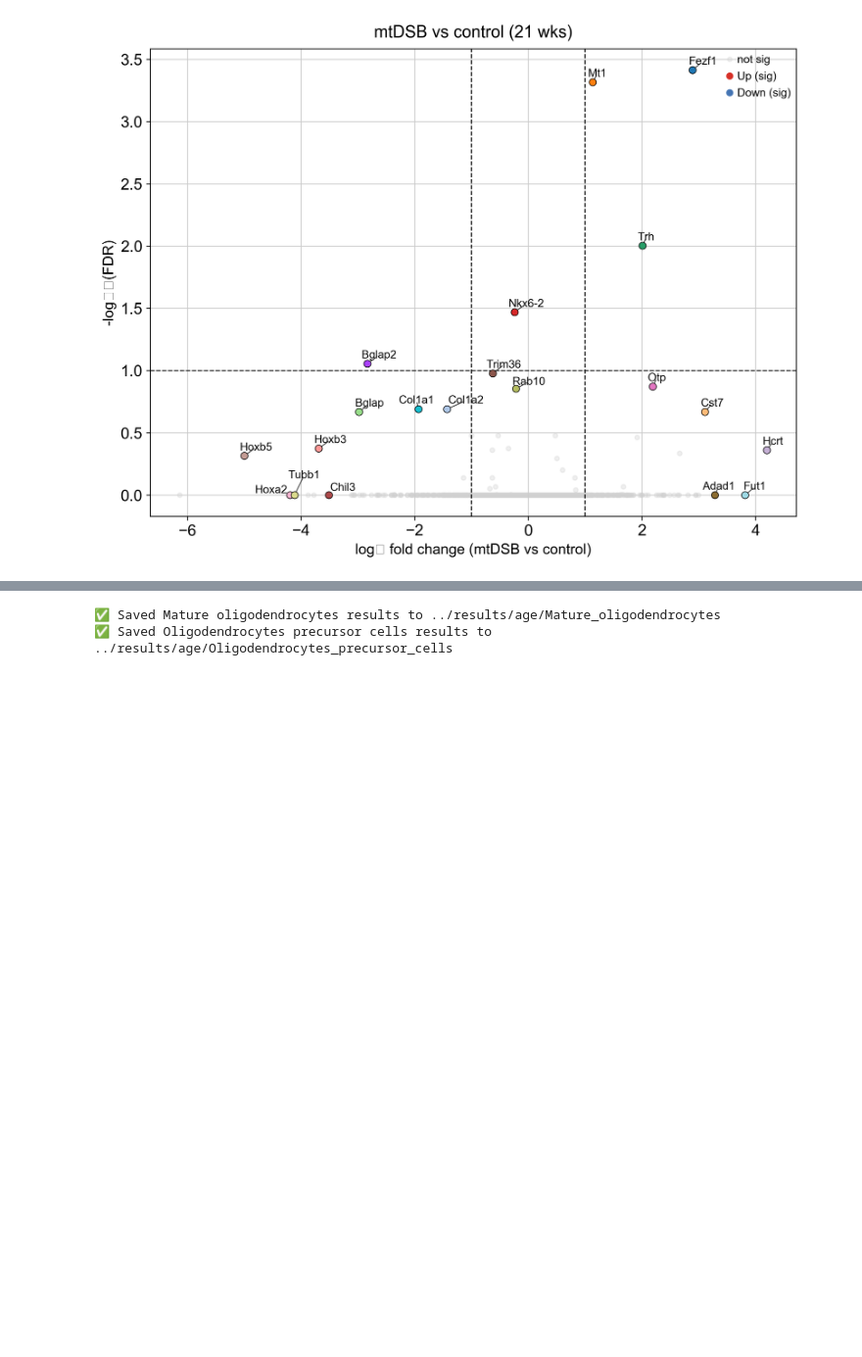
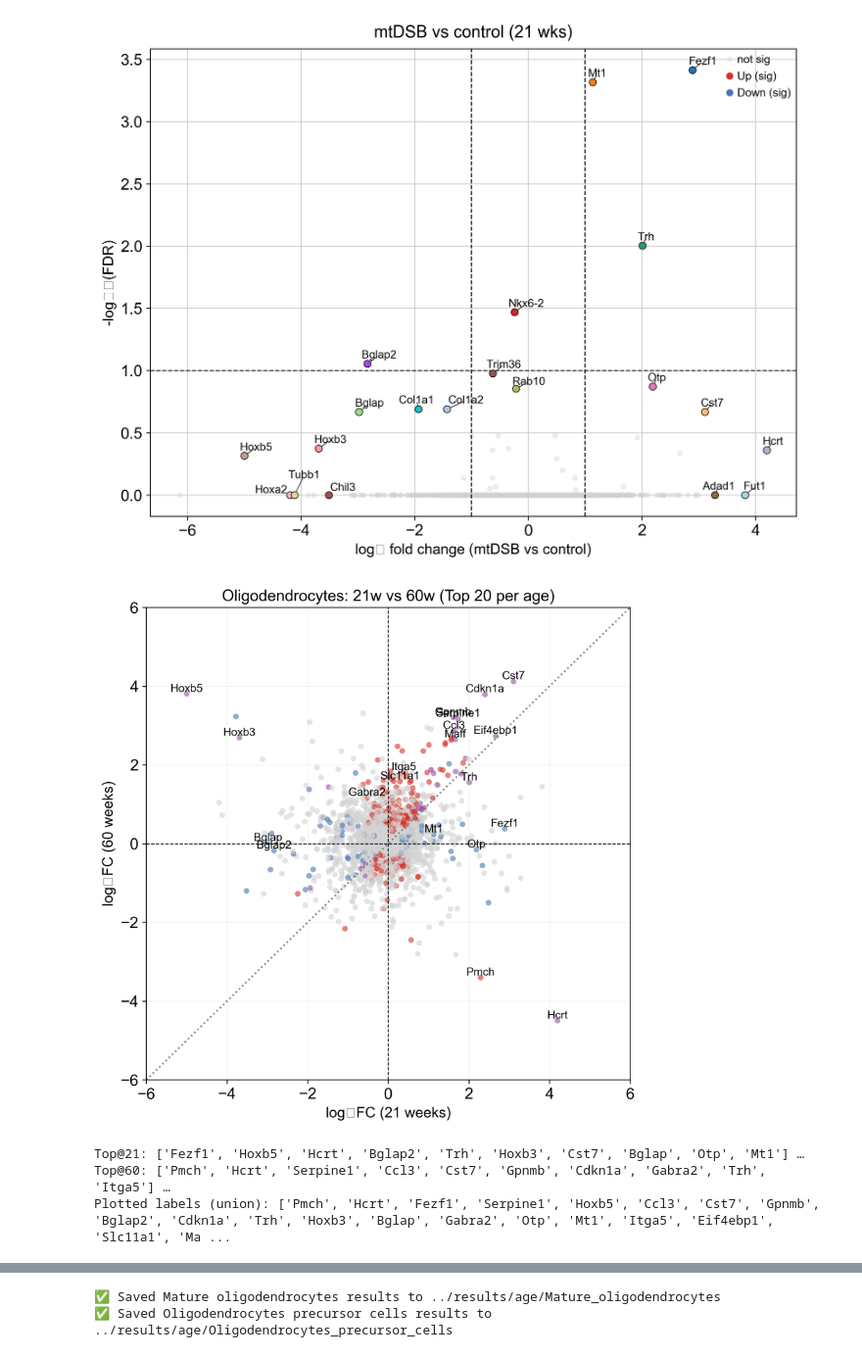
Before and after one commit to christoffermattssonlangseth/oligo-mtDSB, a Jupyter notebook: notebooks/25_agexcondition_OLs.ipynb, the cells around one changed output, grey strips where cells are left out. Shown at 98% size. Drawn from its saved outputs; the diff is of its cells as text; code cells hidden in the pictures; blank space fills up the shorter version.

```diff
--- a/notebooks/25_agexcondition_OLs.ipynb
+++ b/notebooks/25_agexcondition_OLs.ipynb
@@ -925,0 +1054,29 @@ Adad1    3.283  1.000         0.00      26.0          11.0
+# %%
+# your differential tables:
+res21 = results["Mature oligodendrocytes"]["simple_effects"]["21"]
+res60 = results["Mature oligodendrocytes"]["simple_effects"]["60"]
+# Top 20 from each age, unioned; use combo score (|LFC| * -log10(FDR))
+picks, top21_list, top60_list = pick_top_per_age(
+    res21, res60,
+    q=0.05,
+    top_n_each=20,
+    age_specific=False,   # set True if you only want age-unique hits
+    score="combo",
+    max_labels=20         # optional cap for a readable plot
+)
+
+df_comp = compare_lfc_scatter(
+    res_early=res21,
+    res_late=res60,
+    highlight_genes=picks,
+    title="Oligodendrocytes: 21w vs 60w (Top 20 per age)"
+)
+
+print("Top@21:", top21_list[:10], "…")
+print("Top@60:", top60_list[:10], "…")
+print("Plotted labels (union):", picks)
+# %% [output]
+[figure, added]
+Top@21: ['Fezf1', 'Hoxb5', 'Hcrt', 'Bglap2', 'Trh', 'Hoxb3', 'Cst7', 'Bglap', 'Otp', 'Mt1'] …
+Top@60: ['Pmch', 'Hcrt', 'Serpine1', 'Ccl3', 'Cst7', 'Gpnmb', 'Cdkn1a', 'Gabra2', 'Trh', 'Itga5'] …
+Plotted labels (union): ['Pmch', 'Hcrt', 'Fezf1', 'Serpine1', 'Hoxb5', 'Ccl3', 'Cst7', 'Gpnmb', 'Bglap2', 'Cdkn1a', 'Trh', 'Hoxb3', 'Bglap', 'Gabra2', 'Otp', 'Mt1', 'Itga5', 'Eif4ebp1', 'Slc11a1', 'Ma ...
```
Also changed, not shown: parts of 6 cells of this notebook.
